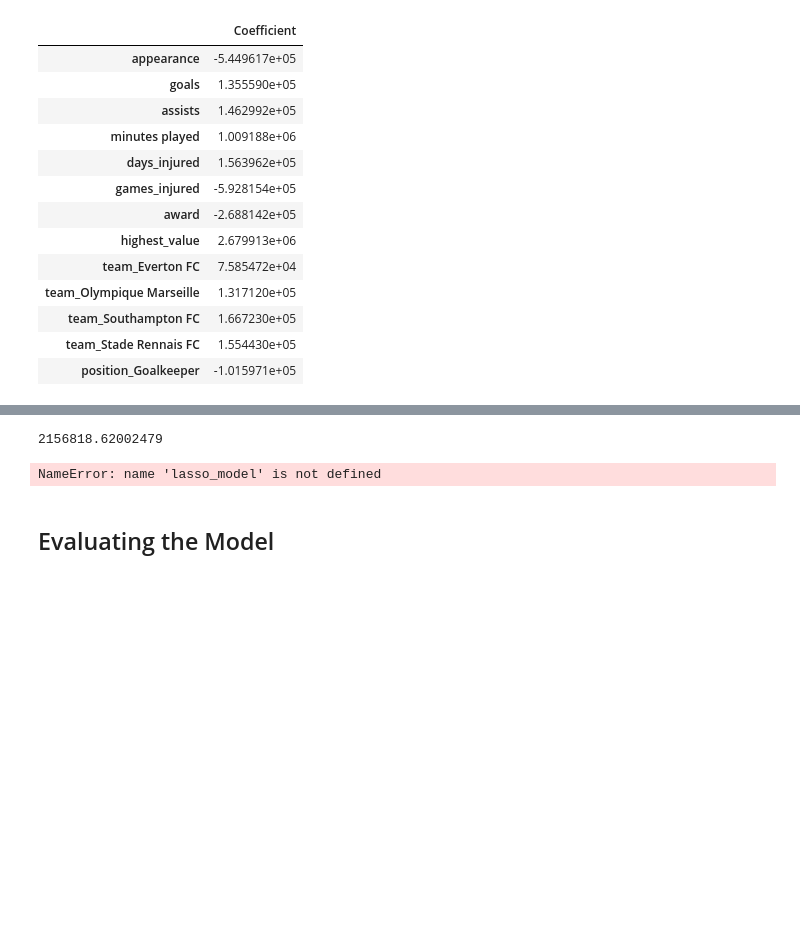
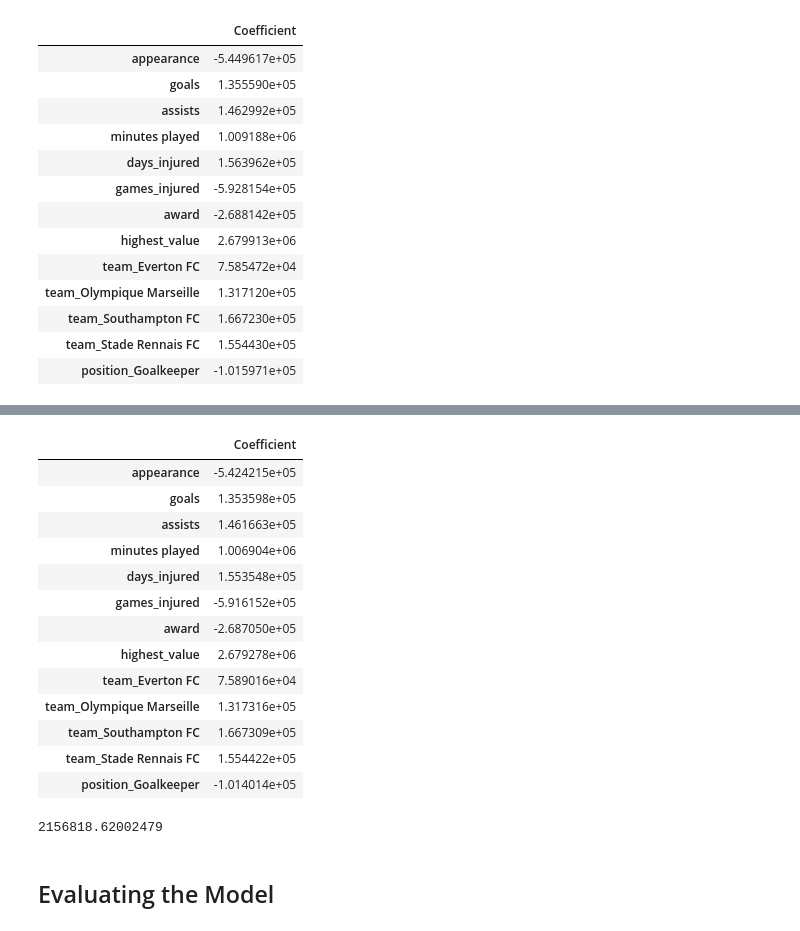
Before and after one commit to SamerGharbi21/Usecase-7, a Jupyter notebook: 01 ML - Linear_Regression.ipynb, the cells around one changed output, grey strips where cells are left out. Saved outputs shown, nothing was run; the diff lists cells and outputs as text; code cells hidden in the pictures; blank space fills up the shorter version.

```diff
--- a/01 ML - Linear_Regression.ipynb
+++ b/01 ML - Linear_Regression.ipynb
@@ -222,0 +247,2 @@ LinearRegression()
+# %%
+lasso_model.fit(X_train_scaled, y_train)
@@ -222,0 +251,2 @@ LinearRegression()
+# %%
+grid_search_ridge.fit(X_train_scaled, y_train)
@@ -227,0 +274,5 @@ y_pred = model.predict(X_test_scaled)
+# %%
+print("Best parameters found: ", grid_search_ridge.best_params_)
+
+# Best model
+best_ridge = grid_search_ridge.best_estimator_
@@ -256,12 +356,25 @@ coeff_df
+# %%
+coeff_df = pd.DataFrame(best_ridge.coef_,X.columns,columns=['Coefficient'])
+coeff_df
+# %% [output]
+|  | Coefficient |
+| appearance | -5.424215e+05 |
+| goals | 1.353598e+05 |
+| assists | 1.461663e+05 |
+| minutes played | 1.006904e+06 |
+| days_injured | 1.553548e+05 |
+| games_injured | -5.916152e+05 |
+| award | -2.687050e+05 |
+| highest_value | 2.679278e+06 |
+| team_Everton FC | 7.589016e+04 |
+| team_Olympique Marseille | 1.317316e+05 |
+| team_Southampton FC | 1.667309e+05 |
+| team_Stade Rennais FC | 1.554422e+05 |
+| position_Goalkeeper | -1.014014e+05 |
 # %%
 print(model.intercept_)
 # %% [output]
 2156818.62002479
-# %%
-coeff_df = pd.DataFrame(lasso_model.coef_,X.columns,columns=['Coefficient'])
-coeff_df
-# %% [output]
-NameError: name 'lasso_model' is not defined
 # %% [markdown]
 ## Evaluating the Model
 # %% [markdown]
```
Also changed, not shown: parts of 16 cells of this notebook.
